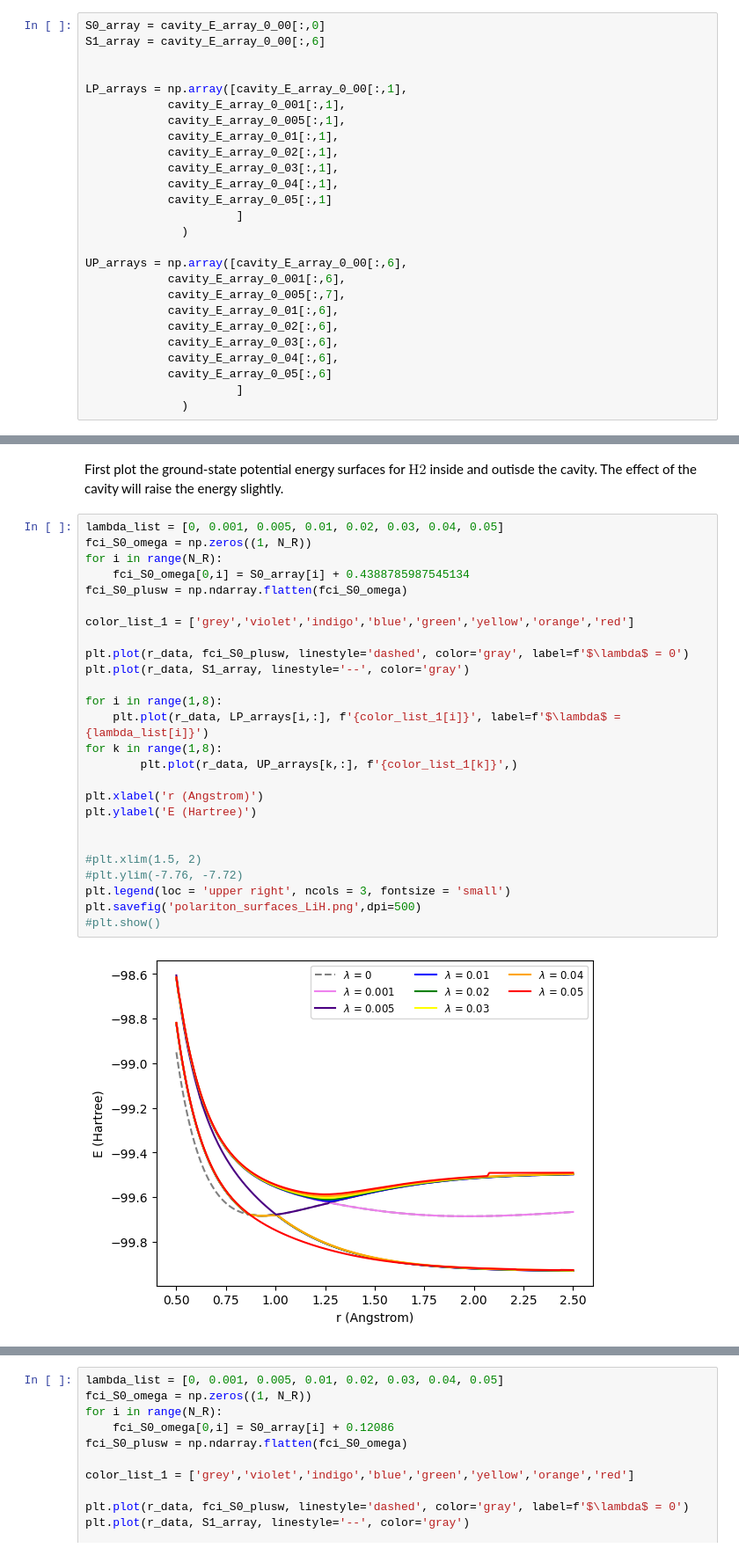
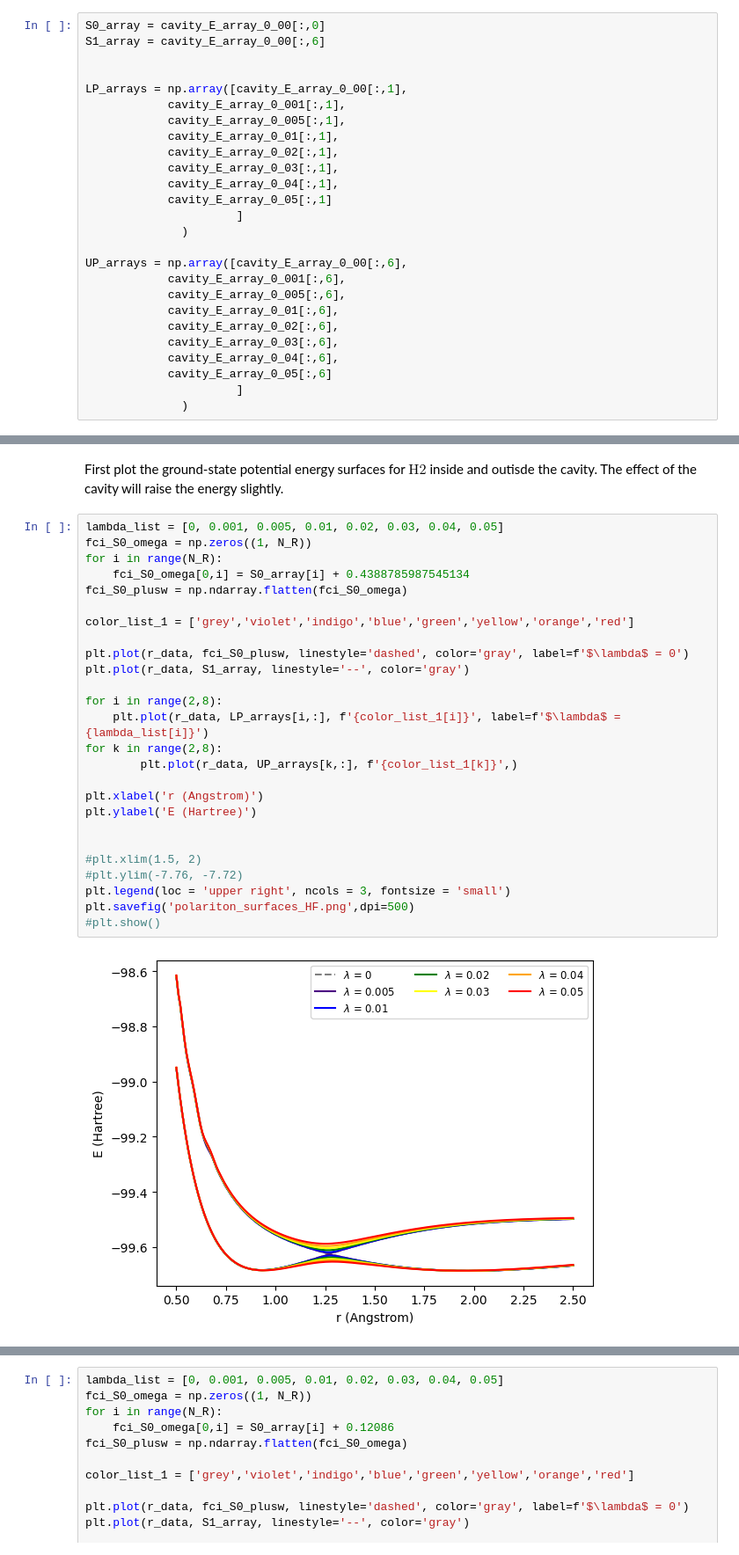
Before and after one commit to FoleyLab/SCQED-PCQED, a Jupyter notebook: src/QED-FCI_HF_HR.ipynb, the cells around one changed output, grey strips where cells are left out. Shown at 88% size. Drawn from its saved outputs; the diff is of its cells as text.

```diff
--- a/src/QED-FCI_HF_HR.ipynb
+++ b/src/QED-FCI_HF_HR.ipynb
@@ -295,7 +295,7 @@ LP_arrays = np.array([cavity_E_array_0_00[:,1],
 
 UP_arrays = np.array([cavity_E_array_0_00[:,6],
             cavity_E_array_0_001[:,6],
-            cavity_E_array_0_005[:,7],
+            cavity_E_array_0_005[:,6],
             cavity_E_array_0_01[:,6],
             cavity_E_array_0_02[:,6],
             cavity_E_array_0_03[:,6],
@@ -476,31 +476,31 @@ First plot the ground-state potential energy surfaces for $ \text{H2} $ inside a
 # %%
 lambda_list = [0, 0.001, 0.005, 0.01, 0.02, 0.03, 0.04, 0.05]
 fci_S0_omega = np.zeros((1, N_R))
 for i in range(N_R):
     fci_S0_omega[0,i] = S0_array[i] + 0.4388785987545134
 fci_S0_plusw = np.ndarray.flatten(fci_S0_omega)
 
 color_list_1 = ['grey','violet','indigo','blue','green','yellow','orange','red']
 
 plt.plot(r_data, fci_S0_plusw, linestyle='dashed', color='gray', label=f'$\lambda$ = 0')
 plt.plot(r_data, S1_array, linestyle='--', color='gray')
 
-for i in range(1,8):
+for i in range(2,8):
     plt.plot(r_data, LP_arrays[i,:], f'{color_list_1[i]}', label=f'$\lambda$ = {lambda_list[i]}')
-for k in range(1,8):
+for k in range(2,8):
         plt.plot(r_data, UP_arrays[k,:], f'{color_list_1[k]}',)
 
 plt.xlabel('r (Angstrom)')
 plt.ylabel('E (Hartree)')
 
 
 #plt.xlim(1.5, 2)
 #plt.ylim(-7.76, -7.72)
 plt.legend(loc = 'upper right', ncols = 3, fontsize = 'small')
-plt.savefig('polariton_surfaces_LiH.png',dpi=500)
+plt.savefig('polariton_surfaces_HF.png',dpi=500)
 #plt.show()
 # %% [output]
-[figure, old version]
+[figure, new version]
 # %%
 plt.plot(lambda_list, HR_UP_array[0,:], 'ro-', label='UP')
 plt.plot(lambda_list, HR_LP_array[0,:], 'bo-', label='LP')
```
Also changed, not shown: parts of 5 cells of this notebook, 2 other files.
